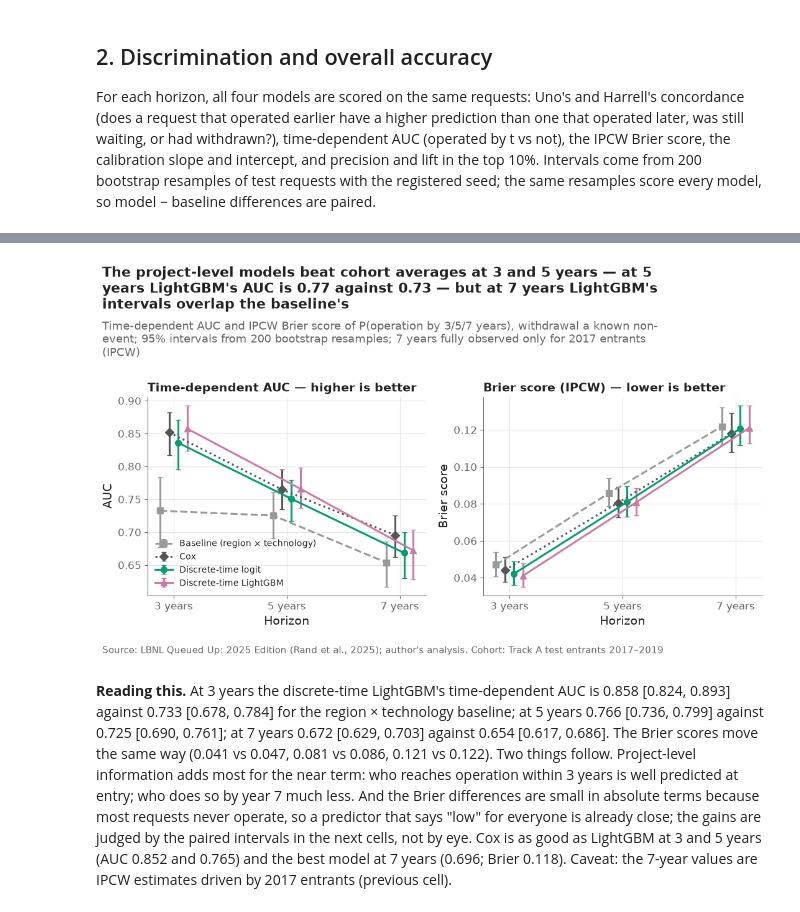
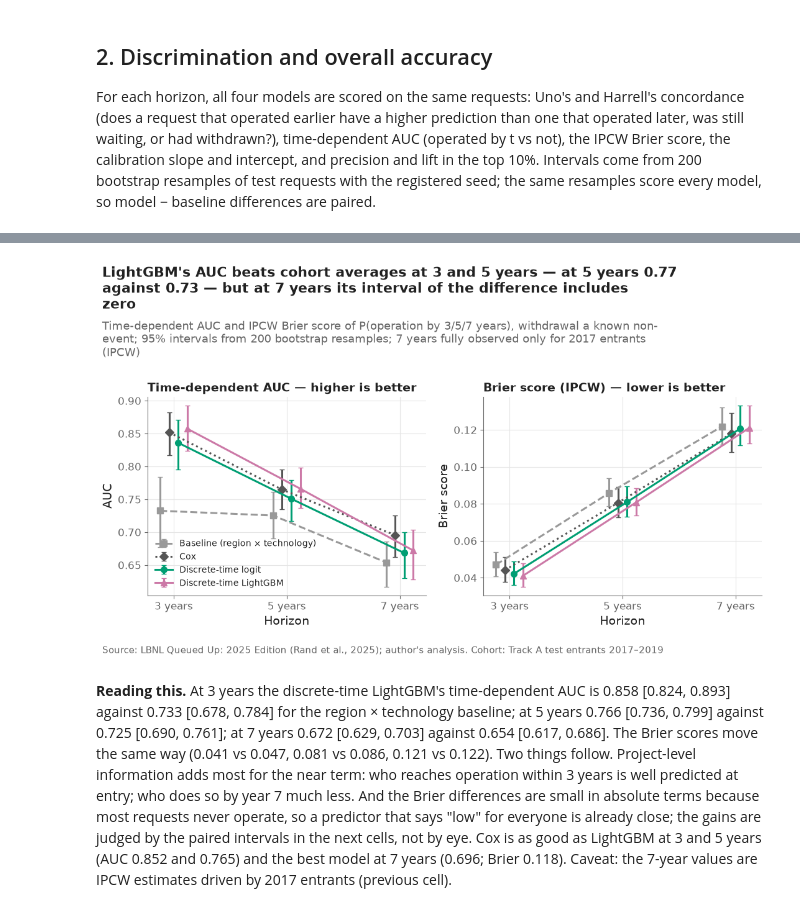
Before and after one commit to alanmossinger/Capstone, a Jupyter notebook: notebooks/08_evaluate.ipynb, the cells around one changed output, grey strips where cells are left out. Saved outputs shown, nothing was run; the diff lists cells and outputs as text; code cells hidden in the pictures.

```diff
--- a/notebooks/08_evaluate.ipynb
+++ b/notebooks/08_evaluate.ipynb
@@ -398,26 +398,29 @@ bootstrap done in 0.7 minutes since the start
 # %%
 fig, axes = plt.subplots(1, 2, sharex=True)
 for ax, metric in zip(axes, ["auc", "brier"]):
     for model in MODELS:
         part = metrics_a[(metrics_a["model"] == model) & (metrics_a["metric"] == metric)]
         errorbars(ax, part["horizon"] + OFFSETS[model], part, label=MODEL_LABELS[model], **MODEL_STYLE[model])
     ax.set_xticks(HORIZONS, [f"{h} years" for h in HORIZONS])
     ax.set_xlabel("Horizon")
     ax.set_title(METRIC_LABELS[metric] + (" — higher is better" if metric == "auc" else " — lower is better"))
 axes[0].set_ylabel("AUC")
 axes[1].set_ylabel("Brier score")
 axes[0].legend(loc="lower left", fontsize=10)
+auc_beats = {h: bool(metrics_a.query("model == 'dt_lgbm' and metric == 'auc' and horizon == @h")["beats"].eq(True).iloc[0])
+             for h in HORIZONS}
 plots.finish(fig,
-             "The project-level models beat cohort averages at 3 and 5 years — at 5 years LightGBM's AUC is "
-             f"{value(metrics_a, 'dt_lgbm', 'auc', 5):.2f} against {value(metrics_a, 'baseline', 'auc', 5):.2f} — but at 7 "
-             "years LightGBM's intervals overlap the baseline's",
+             f"LightGBM's AUC {'beats' if auc_beats[3] and auc_beats[5] else 'does not beat'} cohort averages at 3 and 5 years — "
+             f"at 5 years {value(metrics_a, 'dt_lgbm', 'auc', 5):.2f} against {value(metrics_a, 'baseline', 'auc', 5):.2f} — "
+             f"{'and' if auc_beats[7] else 'but'} at 7 years its interval of the difference "
+             f"{'excludes' if auc_beats[7] else 'includes'} zero",
              "Time-dependent AUC and IPCW Brier score of P(operation by 3/5/7 years), withdrawal a known non-event; "
              "95% intervals from 200 bootstrap resamples; 7 years fully observed only for 2017 entrants (IPCW)",
              "Track A test entrants 2017–2019")
 plots.save_fig(fig, "F5_auc_brier_by_horizon", "Time-dependent AUC and IPCW Brier score of the four Track A models at 3, 5 and 7 years, test cohort, with bootstrap intervals.", NOTEBOOK)
 plt.show()
 # %% [output]
-[figure, old version]
+[figure, new version]
 # %% [markdown]
 **Reading this.** At 3 years the discrete-time LightGBM's time-dependent AUC is 0.858 [0.824, 0.893] against 0.733 [0.678, 0.784] for the region × technology baseline; at 5 years 0.766 [0.736, 0.799] against 0.725 [0.690, 0.761]; at 7 years 0.672 [0.629, 0.703] against 0.654 [0.617, 0.686]. The Brier scores move the same way (0.041 vs 0.047, 0.081 vs 0.086, 0.121 vs 0.122). Two things follow. Project-level information adds most for the near term: who reaches operation within 3 years is well predicted at entry; who does so by year 7 much less. And the Brier differences are small in absolute terms because most requests never operate, so a predictor that says "low" for everyone is already close; the gains are judged by the paired intervals in the next cells, not by eye. Cox is as good as LightGBM at 3 and 5 years (AUC 0.852 and 0.765) and the best model at 7 years (0.696; Brier 0.118). Caveat: the 7-year values are IPCW estimates driven by 2017 entrants (previous cell).
 # %%
```
Also changed, not shown: parts of 5 cells of this notebook, 12 other files.
